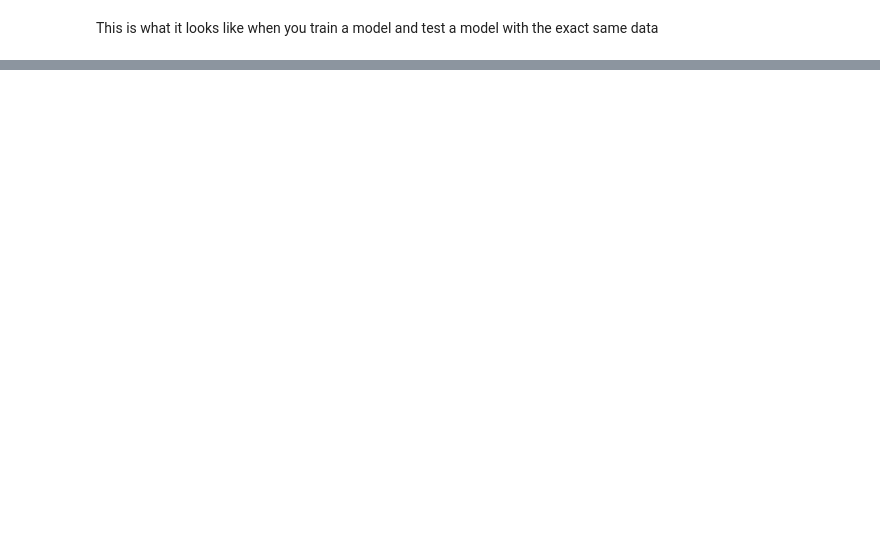
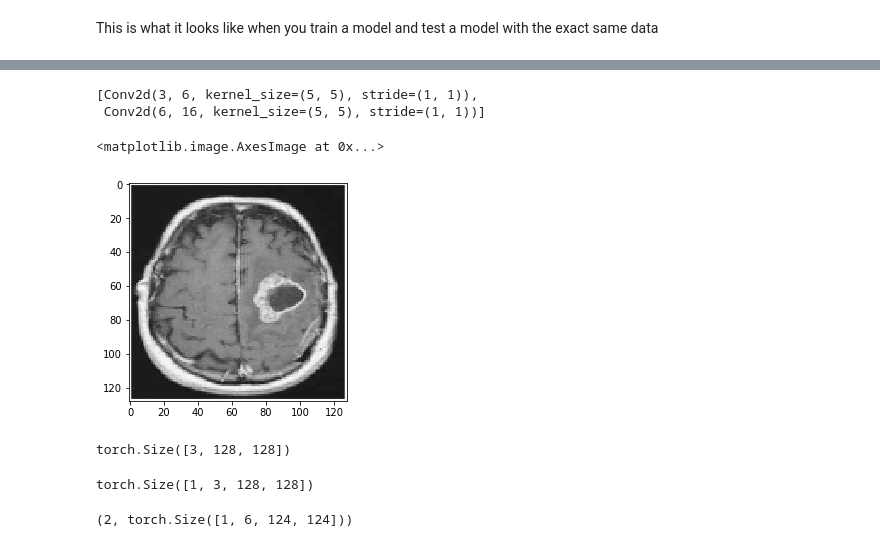
Before and after one commit to BradPohl/brain_tumor_detection, a Jupyter notebook: MRI-Brain-Tumor-Detector.ipynb, the cells around one changed output, grey strips where cells are left out. Saved outputs shown, nothing was run; the diff lists cells and outputs as text; code cells hidden in the pictures; blank space fills up the shorter version.

Commit message:
Visualized layers of CNN

```diff
--- a/MRI-Brain-Tumor-Detector.ipynb
+++ b/MRI-Brain-Tumor-Detector.ipynb
@@ -389,0 +424,11 @@ This is what it looks like when you train a model and test a model with the exac
+# %%
+conv_layers
+# %% [output]
+[Conv2d(3, 6, kernel_size=(5, 5), stride=(1, 1)),
+ Conv2d(6, 16, kernel_size=(5, 5), stride=(1, 1))]
+# %%
+img = mri_dataset[100]['image']
+plt.imshow(img.reshape(128,128,3))
+# %% [output]
+<matplotlib.image.AxesImage at 0x...>
+[figure, added]
@@ -389,0 +437,9 @@ This is what it looks like when you train a model and test a model with the exac
+# %%
+img.shape
+# %% [output]
+torch.Size([3, 128, 128])
+# %%
+img = img.unsqueeze(0)
+img.shape
+# %% [output]
+torch.Size([1, 3, 128, 128])
@@ -389,0 +450,4 @@ This is what it looks like when you train a model and test a model with the exac
+# %%
+len(results), results[0].shape
+# %% [output]
+(2, torch.Size([1, 6, 124, 124]))
```
Also changed, not shown: parts of 18 cells of this notebook.
